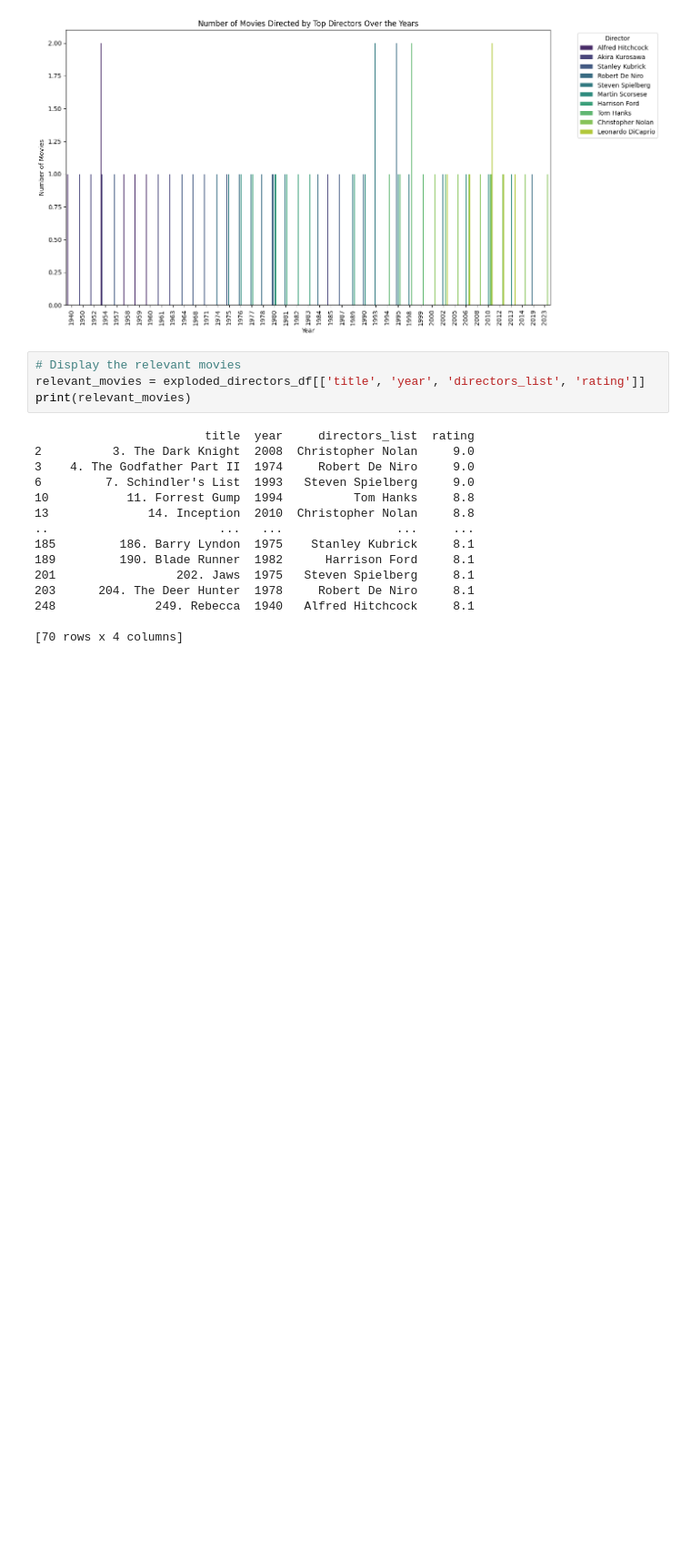
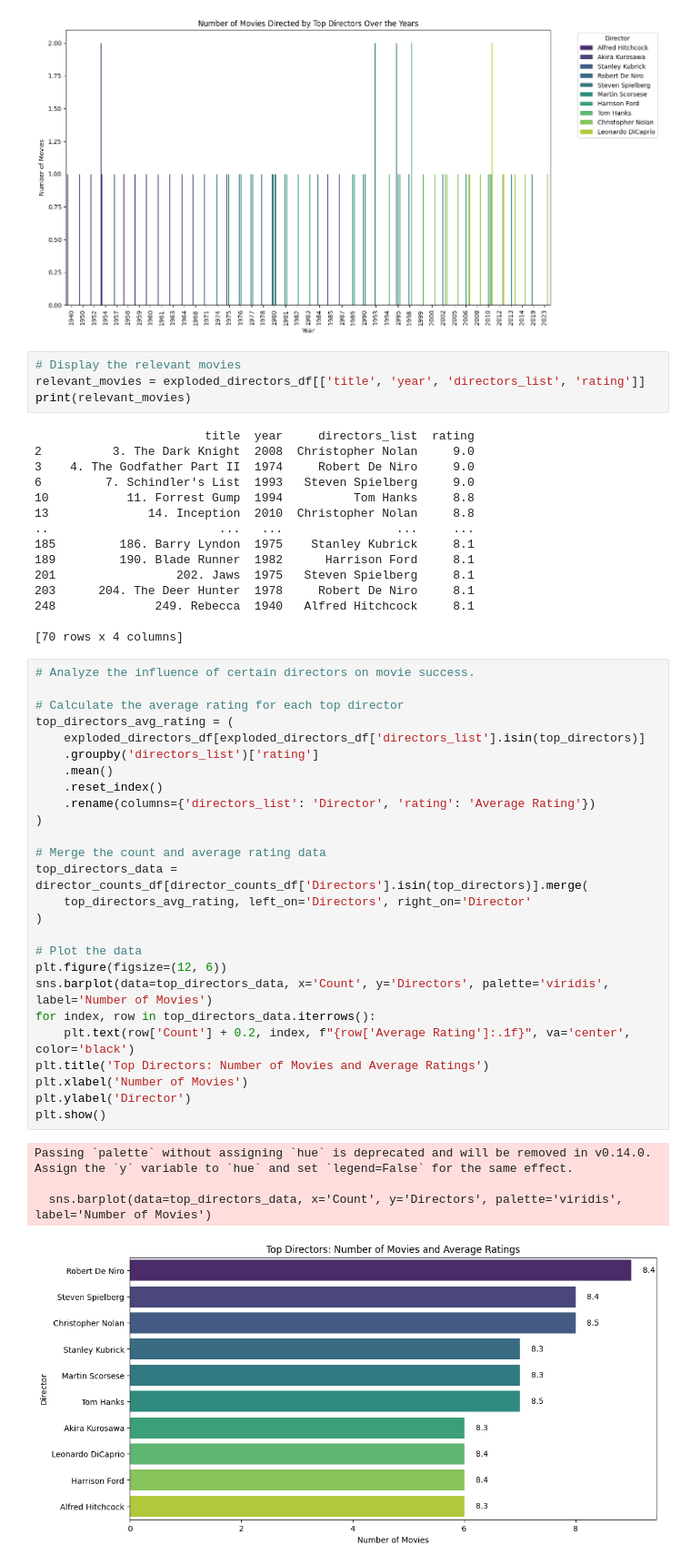
Before and after one commit to j2damax/eda_top_us_song, a Jupyter notebook: notebooks/eda_global_movies.ipynb, the cells around one changed output. Shown at 91% size. Saved outputs shown, nothing was run; the diff lists cells and outputs as text; blank space fills up the shorter version.

```diff
--- a/notebooks/eda_global_movies.ipynb
+++ b/notebooks/eda_global_movies.ipynb
@@ -830,3 +824,34 @@ print(relevant_movies)
 248              249. Rebecca  1940   Alfred Hitchcock     8.1
 
 [70 rows x 4 columns]
+# %%
+# Analyze the influence of certain directors on movie success.
+
+# Calculate the average rating for each top director
+top_directors_avg_rating = (
+    exploded_directors_df[exploded_directors_df['directors_list'].isin(top_directors)]
+    .groupby('directors_list')['rating']
+    .mean()
+    .reset_index()
+    .rename(columns={'directors_list': 'Director', 'rating': 'Average Rating'})
+)
+
+# Merge the count and average rating data
+top_directors_data = director_counts_df[director_counts_df['Directors'].isin(top_directors)].merge(
+    top_directors_avg_rating, left_on='Directors', right_on='Director'
+)
+
+# Plot the data
+plt.figure(figsize=(12, 6))
+sns.barplot(data=top_directors_data, x='Count', y='Directors', palette='viridis', label='Number of Movies')
+for index, row in top_directors_data.iterrows():
+    plt.text(row['Count'] + 0.2, index, f"{row['Average Rating']:.1f}", va='center', color='black')
+plt.title('Top Directors: Number of Movies and Average Ratings')
+plt.xlabel('Number of Movies')
+plt.ylabel('Director')
+plt.show()
+# %% [output]
+Passing `palette` without assigning `hue` is deprecated and will be removed in v0.14.0. Assign the `y` variable to `hue` and set `legend=False` for the same effect.
+
+  sns.barplot(data=top_directors_data, x='Count', y='Directors', palette='viridis', label='Number of Movies')
+[figure, added]
```
Also changed, not shown: parts of 31 cells of this notebook.
